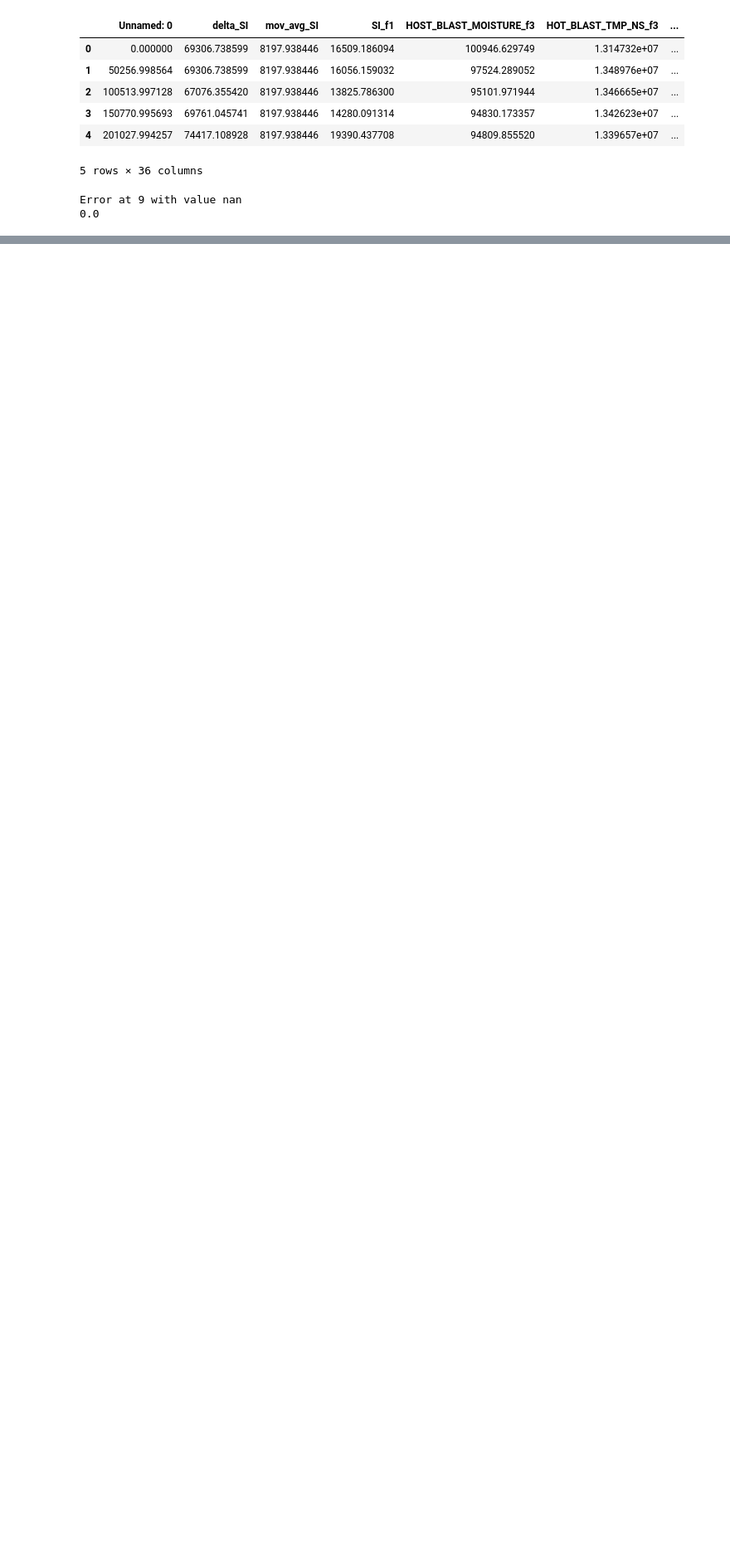
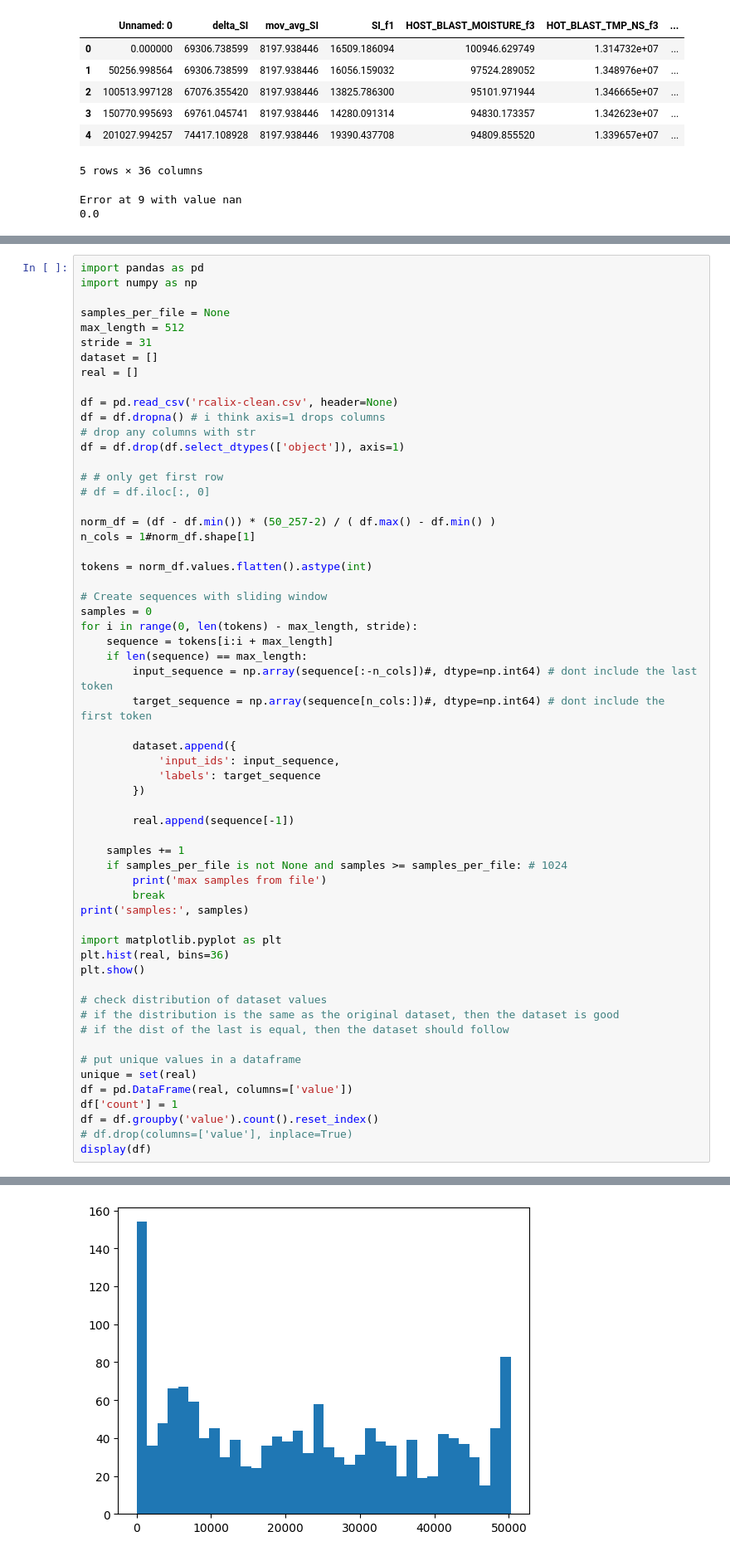
Before and after one commit to JoeyShapiro/GPT-Scratch-TimeSeries, a Jupyter notebook: data.ipynb, the cells around one changed output, grey strips where cells are left out. Shown at 83% size. Drawn from its saved outputs; the diff is of its cells as text; blank space fills up the shorter version.

Commit message:
seeing why 0s dont work

```diff
--- a/data.ipynb
+++ b/data.ipynb
@@ -182,3 +226,63 @@ display(df)
 | 33 | 33 | 323 |
 | 34 | 34 | 322 |
 | 35 | 35 | 322 |
+# %%
+import pandas as pd
+import numpy as np
+
+samples_per_file = None
+max_length = 512
+stride = 31
+dataset = []
+real = []
+
+df = pd.read_csv('rcalix-clean.csv', header=None)
+df = df.dropna() # i think axis=1 drops columns
+# drop any columns with str
+df = df.drop(df.select_dtypes(['object']), axis=1)
+
+# # only get first row
+# df = df.iloc[:, 0]
+
+norm_df = (df - df.min()) * (50_257-2) / ( df.max() - df.min() )
+n_cols = 1#norm_df.shape[1]
+
+tokens = norm_df.values.flatten().astype(int)
+
+# Create sequences with sliding window
+samples = 0
+for i in range(0, len(tokens) - max_length, stride):
+    sequence = tokens[i:i + max_length]
+    if len(sequence) == max_length:
+        input_sequence = np.array(sequence[:-n_cols])#, dtype=np.int64) # dont include the last token
+        target_sequence = np.array(sequence[n_cols:])#, dtype=np.int64) # dont include the first token
+
+        dataset.append({
+            'input_ids': input_sequence,
+            'labels': target_sequence
+        })
+
+        real.append(sequence[-1])
+
+    samples += 1
+    if samples_per_file is not None and samples >= samples_per_file: # 1024
+        print('max samples from file')
+        break
+print('samples:', samples)
+
+import matplotlib.pyplot as plt
+plt.hist(real, bins=36)
+plt.show()
+
+# check distribution of dataset values
+# if the distribution is the same as the original dataset, then the dataset is good
+# if the dist of the last is equal, then the dataset should follow
+
+# put unique values in a dataframe
+unique = set(real)
+df = pd.DataFrame(real, columns=['value'])
+df['count'] = 1
+df = df.groupby('value').count().reset_index()
+# df.drop(columns=['value'], inplace=True)
+display(df)
+# %% [output]
@@ -184,0 +290 @@ display(df)
+[figure, added]
```
Also changed, not shown: parts of 2 cells of this notebook.
